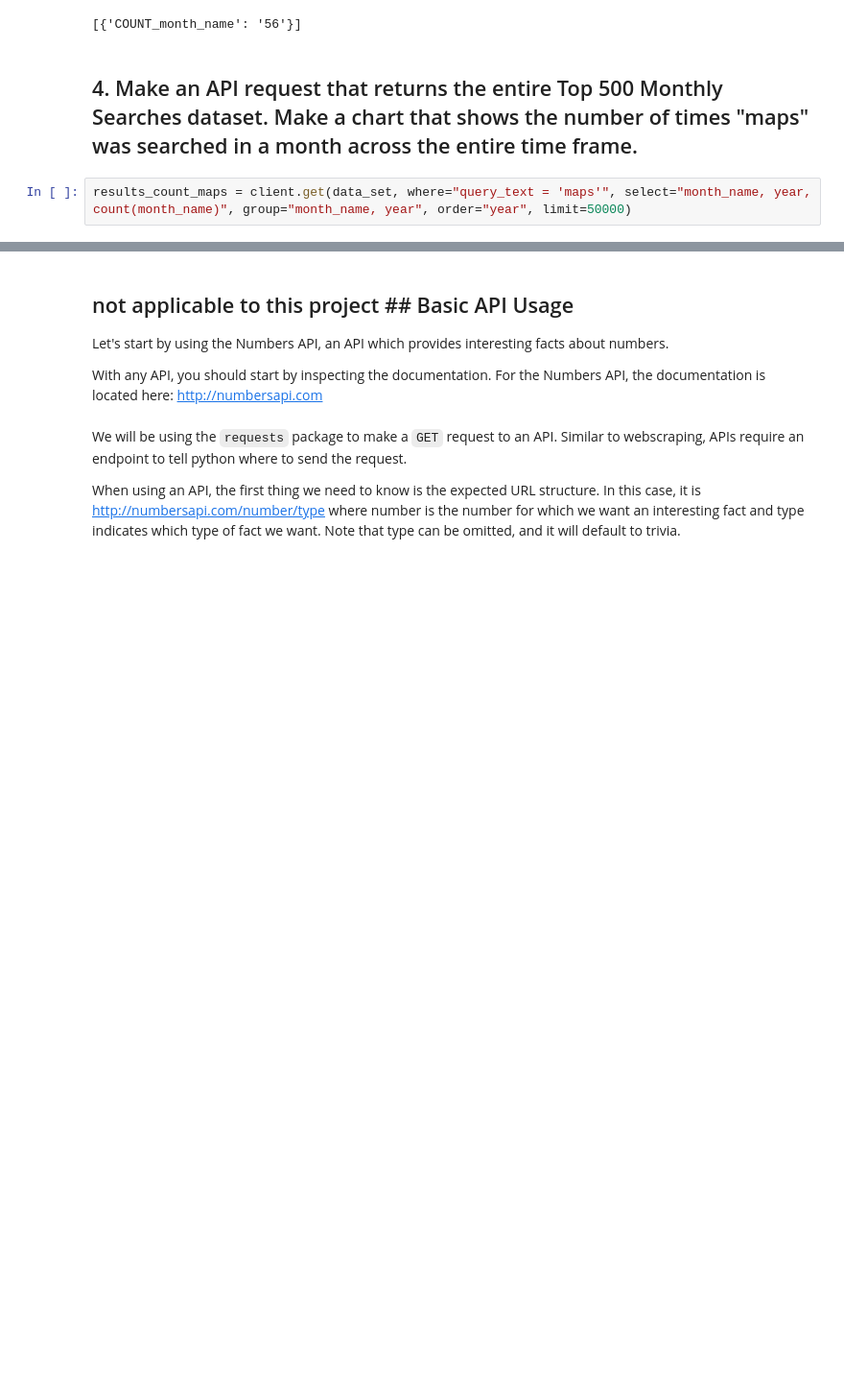
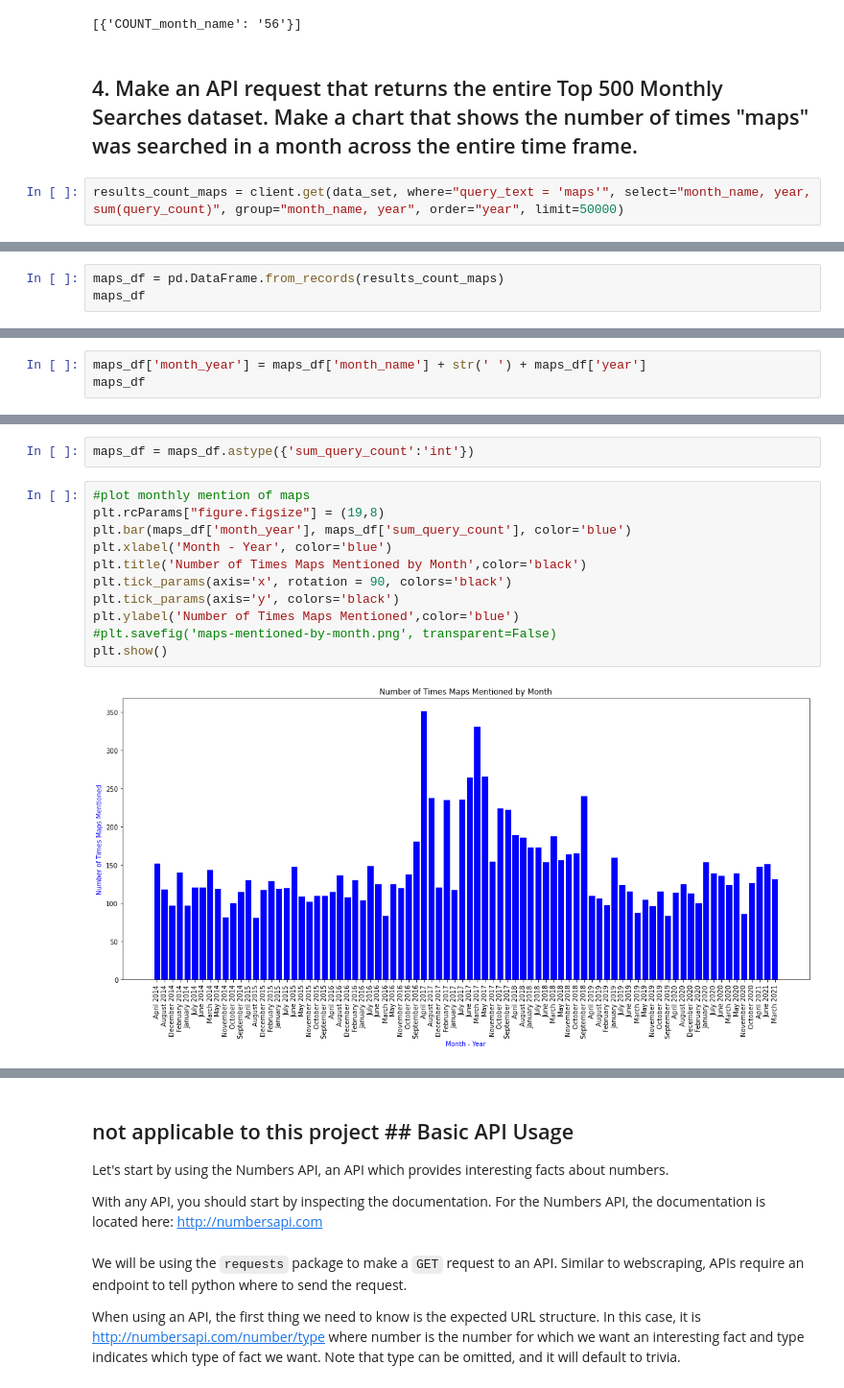
Before and after one commit to NSS-Data-Analytics-Cohort-6/socrata-api-scottschriver, a Jupyter notebook: Notebooks/NSS-Class-API-Top500.ipynb, the cells around one changed output, grey strips where cells are left out. Shown at 96% size. Cells and saved outputs as stored; diff of their text form; blank space fills up the shorter version.

```diff
--- a/Notebooks/NSS-Class-API-Top500.ipynb
+++ b/Notebooks/NSS-Class-API-Top500.ipynb
@@ -101,7 +113,7 @@ results_count_codes_100
 # %% [markdown]
 ## 4. Make an API request that returns the entire Top 500 Monthly Searches dataset. Make a chart that shows the number of times "maps" was searched in a month across the entire time frame.
 # %%
-results_count_maps = client.get(data_set, where="query_text = 'maps'", select="month_name, year, count(month_name)", group="month_name, year", order="year", limit=50000)
+results_count_maps = client.get(data_set, where="query_text = 'maps'", select="month_name, year, sum(query_count)", group="month_name, year", order="year", limit=50000)
 # %%
 results_count_maps
 # %% [output]
@@ -134,0 +137,3 @@ If you type `how to use an api in python` in google, you get back many articles
+# %%
+maps_df = pd.DataFrame.from_records(results_count_maps)
+maps_df
@@ -134,0 +154,3 @@ If you type `how to use an api in python` in google, you get back many articles
+# %%
+maps_df['month_year'] = maps_df['month_name'] + str(' ') + maps_df['year']
+maps_df
@@ -134,0 +179,15 @@ If you type `how to use an api in python` in google, you get back many articles
+# %%
+maps_df = maps_df.astype({'sum_query_count':'int'})
+# %%
+#plot monthly mention of maps
+plt.rcParams["figure.figsize"] = (19,8)
+plt.bar(maps_df['month_year'], maps_df['sum_query_count'], color='blue')
+plt.xlabel('Month - Year', color='blue')
+plt.title('Number of Times Maps Mentioned by Month',color='black')
+plt.tick_params(axis='x', rotation = 90, colors='black')
+plt.tick_params(axis='y', colors='black')
+plt.ylabel('Number of Times Maps Mentioned',color='blue')
+#plt.savefig('maps-mentioned-by-month.png', transparent=False)
+plt.show()
+# %% [output]
+[figure, added]
```
Also changed, not shown: parts of 100 cells of this notebook.
